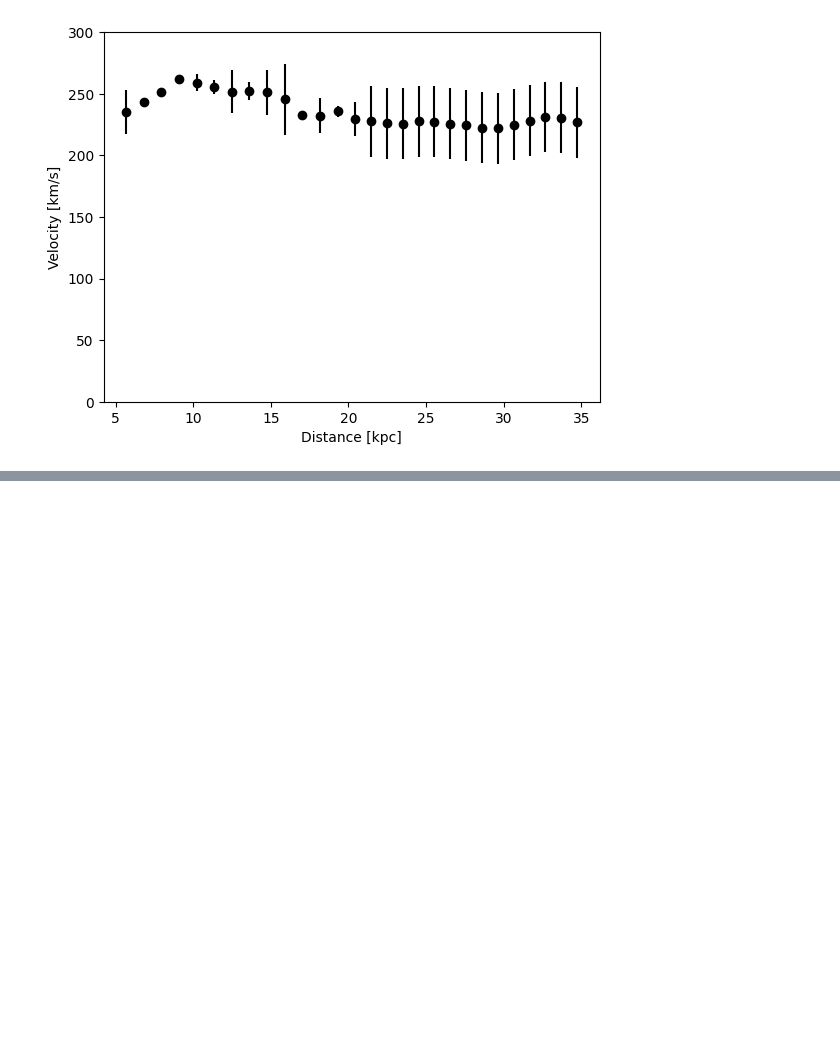
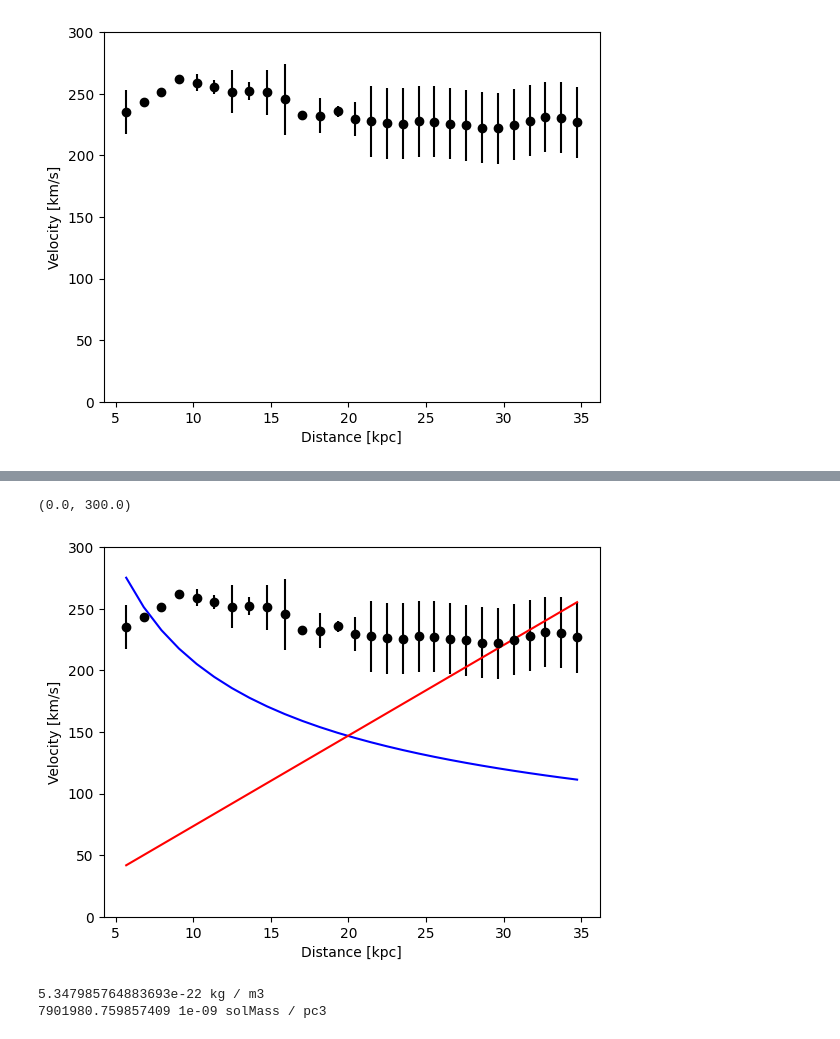
Before and after one commit to wj198414/ASTRON1221, a Jupyter notebook: DarkMatter/galaxy_rotatio_curve.ipynb, the cells around one changed output, grey strips where cells are left out. Cells and saved outputs as stored; diff of their text form; code cells hidden in the pictures; blank space fills up the shorter version.

```diff
--- a/DarkMatter/galaxy_rotatio_curve.ipynb
+++ b/DarkMatter/galaxy_rotatio_curve.ipynb
@@ -47,0 +51,25 @@ Table length=28
+# %%
+def calc_dark_matter_mass(density, radius):
+  volume = 4 * np.pi / 3 * (radius * 1000 * u.parsec)**3
+  dark_matter_mass = density * (u.solMass / (1000 * u.parsec)**3) * volume
+  return(dark_matter_mass.value)
+# %%
+dark_matter_mass_arr = calc_dark_matter_mass(3e6, radius_arr)
+rotational_velocity_dark_matter_arr = (calc_rotational_velocity(dark_matter_mass_arr, radius_arr))
+# %%
+plt.errorbar(tab["col2"], tab["col3"], yerr=tab["col4"], ecolor="black", color="black", fmt='o')
+plt.plot(radius_arr, rotational_velocity_arr.to(u.km / u.s).value, color="blue")
+plt.plot(radius_arr, rotational_velocity_dark_matter_arr.to(u.km / u.s).value, color="red")
+plt.xlabel("Distance [kpc]")
+plt.ylabel("Velocity [km/s]")
+plt.ylim(0, 300)
+# %% [output]
+(0.0, 300.0)
+[figure, added]
+# %%
+dark_matter_density_local = 0.3 * 1e9 * u.eV / ac.c**2 / u.cm**3
+print(dark_matter_density_local.si)
+print(dark_matter_density_local.to(u.solMass / (1e3 * u.parsec)**3))
+# %% [output]
+5.347985764883693e-22 kg / m3
+7901980.759857409 1e-09 solMass / pc3
```
Also changed, not shown: parts of 7 cells of this notebook.
